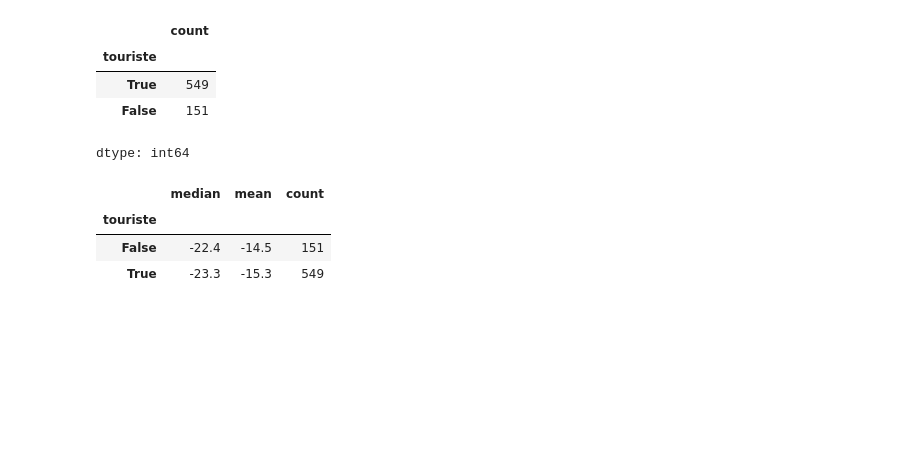
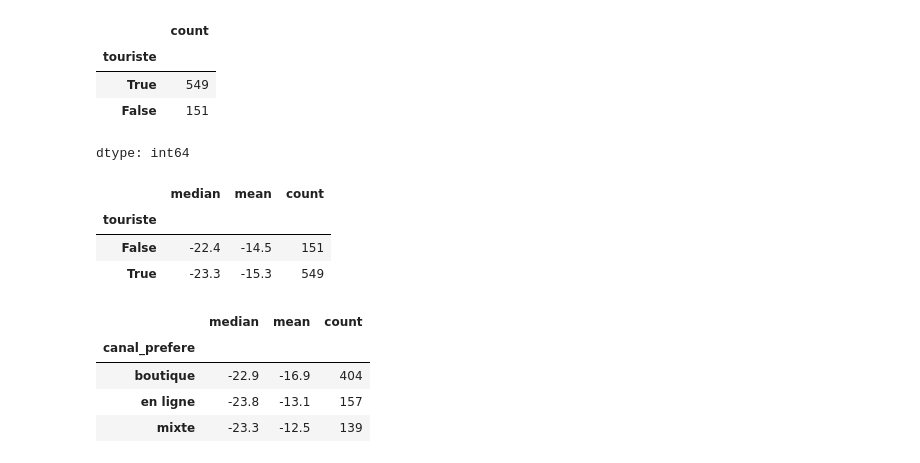
Before and after one commit to maureljean55/atelier-saint-honore, a Jupyter notebook: 02- q1_q2_descriptif.ipynb, the cells around one changed output. Drawn from its saved outputs; the diff is of its cells as text; code cells hidden in the pictures; blank space fills up the shorter version.

Commit message:
comparaison de la baisse par canal (pas de différence)

```diff
--- a/02- q1_q2_descriptif.ipynb
+++ b/02- q1_q2_descriptif.ipynb
@@ -98,3 +98,11 @@ clients.groupby("touriste")["evolution_panier_pct"].agg(["median", "mean", "coun
 | touriste |  |  |  |
 | False | -22.4 | -14.5 | 151 |
 | True | -23.3 | -15.3 | 549 |
+# %%
+clients.groupby("canal_prefere")["evolution_panier_pct"].agg(["median", "mean", "count"]).round(1)
+# %% [output]
+|  | median | mean | count |
+| canal_prefere |  |  |  |
+| boutique | -22.9 | -16.9 | 404 |
+| en ligne | -23.8 | -13.1 | 157 |
+| mixte | -23.3 | -12.5 | 139 |
```
